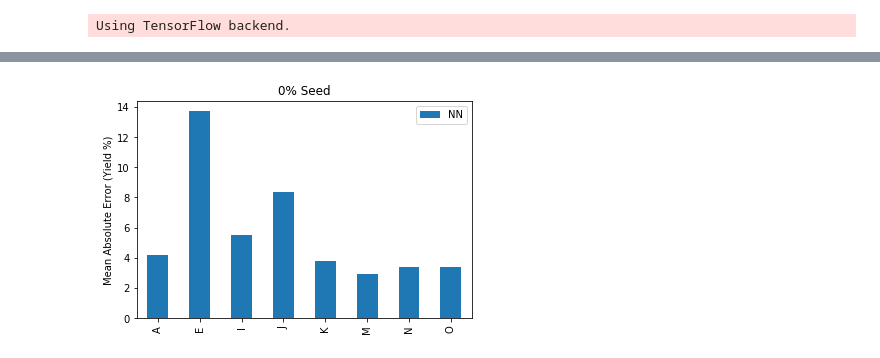
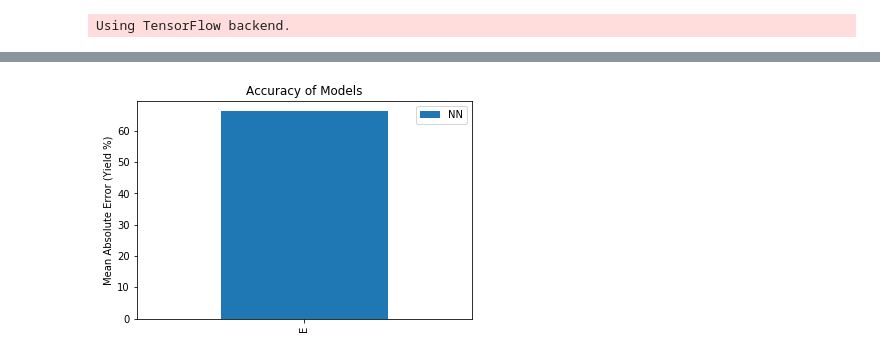
Before and after one commit to edwardwang1/HemicelluloseThesis, a Jupyter notebook: SeedingNN.ipynb, the cells around one changed output, grey strips where cells are left out. Saved outputs shown, nothing was run; the diff lists cells and outputs as text; code cells hidden in the pictures.

Commit message:
changing testing data

```diff
--- a/SeedingNN.ipynb
+++ b/SeedingNN.ipynb
@@ -563,14 +1149,16 @@ data[XLabels] = X
 papers = data['ID'].unique()
 shuffle(papers)
 
-#Remvoing papers from test list if they have less  than 10 points
+#Just Testing E
+
 papersWithLessThanXPoints = []
 for paper in papers:
     dataFromPaper = data[data['ID'] == paper]
-    if len(dataFromPaper.index) < 20:
+    if paper != 'E':
         papersWithLessThanXPoints.append(paper)
 papers = [x for x in papers if x not in papersWithLessThanXPoints]
-
+print(papersWithLessThanXPoints)
+print(papers)
 numPapers = len(papers)
 papersPerGroup = 2
 numBins = 10
@@ -579,25 +1167,10 @@ error_Frame = pd.DataFrame(columns=['ID', 'NN'])
 
 numEpoch = 3000
 
-#10% Seed
-
 for paper in papers:
     print(paper)
     train_Frame = data[data['ID'] != paper]
     test_Frame = data[data['ID'] == paper]
-
-
-    ##Seeding with 20
-
-    test_Frame = test_Frame.sample(frac=1).reset_index(drop=True)
-
-    lenTest = len(test_Frame.index)
-
-
-    train_Frame.append(test_Frame.iloc[:int(lenTest * 0.0), :])
-    test_Frame = train_Frame.iloc[int(lenTest * 0.0):, :]
-
-
 
     papers = train_Frame['ID'].unique()
 
@@ -635,10 +1208,60 @@ for paper in papers:
     train_valid_weights = train_valid_Frame['Sample_Weight']
 
 
+    ##NN
+    learningRates = [0.002, 0.005, 0.01, 0.02]
+    batchSizes = [128]
+    dropoutRates = [0.00, 0.1]
+    errors = []
+    for lr_ in learningRates:
+        for bs in batchSizes:
+            for dr in dropoutRates:
+                sumErrors = 0
+                for c in combos:
+                    train_Frame = train_valid_Frame[~train_valid_Frame['ID'].isin(c)]
+                    valid_Frame = train_valid_Frame[train_valid_Frame['ID'].isin(c)]
 
-    best_lr = 0.02
-    best_bs = 128
-    best_dr = 0.1
+                    ##Calculating Sample Weight again just for train frame, because it's different
+                    bins = train_Frame['Yield'].value_counts(bins=numBins)
+                    for i in train_Frame.index:
+                        for j in bins.index:
+                            if int(train_Frame.at[i, 'Yield']) in j:
+                                train_Frame.at[i, 'Sample_Weight'] = 100/bins[j].item()
+
+                    y_train, y_valid, y_test, y_train_valid = train_Frame['Yield'], valid_Frame['Yield'], test_Frame['Yield'], train_valid_Frame['Yield']
+                    X_train, X_valid, X_test, X_train_valid = train_Frame[XLabels], valid_Frame[XLabels], test_Frame[XLabels], train_valid_Frame[XLabels]
+
+                    train_weights = train_Frame['Sample_Weight']
+
+                    model = Sequential()
+                    model.add(Dense(units=12, activation='sigmoid', input_dim=13))
+                    model.add(Dropout(dr))
+                    model.add(Dense(units=12, activation='sigmoid'))
+                    model.add(Dense(units=6, activation='sigmoid'))
+                    model.add(Dense(units=6, activation='sigmoid'))
+                    model.add(Dense(units=1, activation='softplus'))
+
+                    sgd = SGD(lr=lr_)
+                    model.compile(loss='mean_squared_error', optimizer=sgd, metrics=['accuracy'])
+
+
+                    model.fit(X_train, y_train, sample_weight=np.asarray(train_weights), epochs=numEpoch, batch_size=bs ,verbose=0)
+
+#                     loss_and_metrics = model.evaluate(X_valid, y_valid,batch_size=bs)
+
+#                     print(X_valid)
+                    y_pred = model.predict(X_valid, batch_size=bs)
+                    y_pred = y_pred.flatten()
+                    error =  metrics.mean_absolute_error(y_valid, y_pred)
+                    sumErrors = sumErrors + error
+                errors.append(sumErrors)
+    index_of_lowest_error = np.argmin(errors)
+
+    print("Lowest Error In Validation _MSE_ ", np.min(errors))
+
+    best_lr = learningRates[int(index_of_lowest_error / (len(batchSizes) * len(dropoutRates)))] #Good
+    best_bs = batchSizes[int((index_of_lowest_error % (len(batchSizes) * len(dropoutRates)))/len(dropoutRates))] #Good
+    best_dr = dropoutRates[index_of_lowest_error % len(dropoutRates)] #Good
     print("Best Learning Rate is: ",best_lr)
     print("Best Batch Size is: ", best_bs)
     print("Best Dropout Rate is: ", best_dr)
@@ -672,8 +1295,7 @@ for paper in papers:
     error_Frame = pd.concat([error_Frame, tempDf], ignore_index=True)
     error_Frame.index = error_Frame['ID'].values
     error_Frame = error_Frame.sort_index()
-    error_Frame.to_csv("0SeedCrossValidNN.csv")
-
+#     error_Frame.to_csv("CrossValidNN.csv")
 
 
 error_Frame.reset_index()
@@ -682,9 +1304,9 @@ error_Frame = error_Frame.sort_index()
 
 
 error_Frame.plot(kind='bar', stacked=False)
-error_Frame.to_csv("0SeedCrossValidNN.csv")
+# error_Frame.to_csv("CrossValidNN.csv")
 
 plt.ylabel('Mean Absolute Error (Yield %)')
-plt.title("0% Seed")
-plt.savefig("0SeedCrossValidNN", dpi=600, bbox_inches='tight')
+plt.title("Accuracy of Models")
+# plt.savefig("CrossValidNN.png", dpi=600, bbox_inches='tight')
 # %% [output]
@@ -708 +1322 @@ Best Dropout Rate is:  0.1
-[figure, old version]
+[figure, new version]
```
Also changed, not shown: parts of 9 cells of this notebook, 24 other files.
